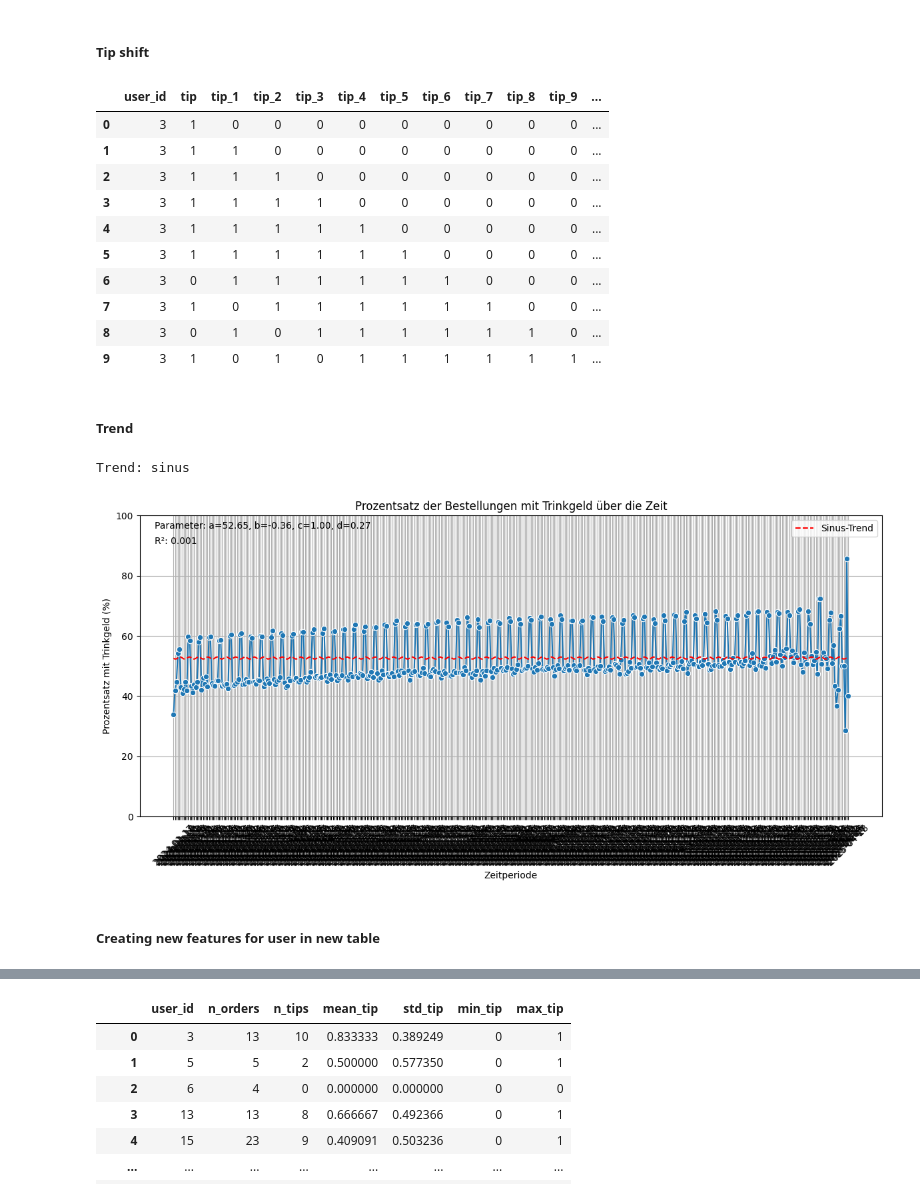
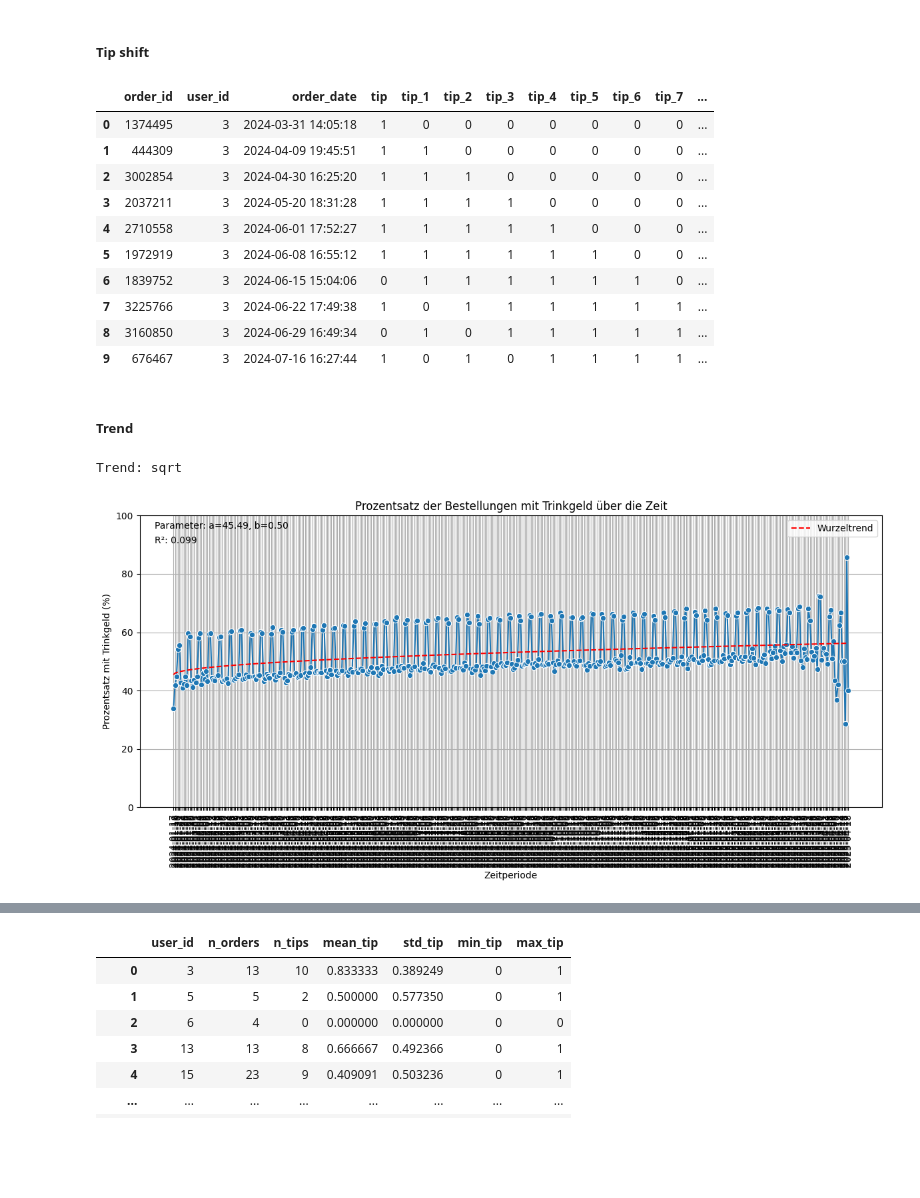
Before and after one commit to tobiiu/DABI-2, a Jupyter notebook: nebenfunktionen2.ipynb, the cells around one changed output, grey strips where cells are left out. Drawn from its saved outputs; the diff is of its cells as text; code cells hidden in the pictures; blank space fills up the shorter version.

```diff
--- a/nebenfunktionen2.ipynb
+++ b/nebenfunktionen2.ipynb
@@ -5,9 +5,9 @@ warnings.filterwarnings("ignore")
 from typing import List
 
 #tip_testdaten_template = pd.read_csv("../Dateien/tip_testdaten_template.csv")
-orders = pd.read_parquet("../Dateien/orders.parquet")
-tips_public = pd.read_csv("../Dateien/tips_public.csv")
-order_products_denormalized = pd.read_csv("../Dateien/order_products_denormalized.csv")
+orders = pd.read_parquet("orders.parquet")
+tips_public = pd.read_csv("tips_public.csv")
+order_products_denormalized = pd.read_csv("order_products_denormalized.csv")
 # %% [markdown]
 ##### *All column names*
 # %%
@@ -104,20 +108,20 @@ def create_user_tip_features(orders, tips_public, shifts=10, convert_to_int=Fals
     return user_tip
 
 # Beispielaufruf (angenommen, orders und tips_public sind geladen):
-user_tip = create_user_tip_features(orders, tips_public, shifts = 10, convert_to_int=True, keep_only_tip_columns=True, drop_na=False)
+user_tip = create_user_tip_features(orders, tips_public, shifts = 10, convert_to_int=True, keep_only_tip_columns=False, drop_na=False)
 user_tip.head(10)
 # %% [output]
-|  | user_id | tip | tip_1 | tip_2 | tip_3 | tip_4 | tip_5 | tip_6 | tip_7 | tip_8 | tip_9 | ... |
-| 0 | 3 | 1 | 0 | 0 | 0 | 0 | 0 | 0 | 0 | 0 | 0 | ... |
-| 1 | 3 | 1 | 1 | 0 | 0 | 0 | 0 | 0 | 0 | 0 | 0 | ... |
-| 2 | 3 | 1 | 1 | 1 | 0 | 0 | 0 | 0 | 0 | 0 | 0 | ... |
-| 3 | 3 | 1 | 1 | 1 | 1 | 0 | 0 | 0 | 0 | 0 | 0 | ... |
-| 4 | 3 | 1 | 1 | 1 | 1 | 1 | 0 | 0 | 0 | 0 | 0 | ... |
-| 5 | 3 | 1 | 1 | 1 | 1 | 1 | 1 | 0 | 0 | 0 | 0 | ... |
-| 6 | 3 | 0 | 1 | 1 | 1 | 1 | 1 | 1 | 0 | 0 | 0 | ... |
-| 7 | 3 | 1 | 0 | 1 | 1 | 1 | 1 | 1 | 1 | 0 | 0 | ... |
-| 8 | 3 | 0 | 1 | 0 | 1 | 1 | 1 | 1 | 1 | 1 | 0 | ... |
-| 9 | 3 | 1 | 0 | 1 | 0 | 1 | 1 | 1 | 1 | 1 | 1 | ... |
+|  | order_id | user_id | order_date | tip | tip_1 | tip_2 | tip_3 | tip_4 | tip_5 | tip_6 | tip_7 | ... |
+| 0 | 1374495 | 3 | 2024-03-31 14:05:18 | 1 | 0 | 0 | 0 | 0 | 0 | 0 | 0 | ... |
+| 1 | 444309 | 3 | 2024-04-09 19:45:51 | 1 | 1 | 0 | 0 | 0 | 0 | 0 | 0 | ... |
+| 2 | 3002854 | 3 | 2024-04-30 16:25:20 | 1 | 1 | 1 | 0 | 0 | 0 | 0 | 0 | ... |
+| 3 | 2037211 | 3 | 2024-05-20 18:31:28 | 1 | 1 | 1 | 1 | 0 | 0 | 0 | 0 | ... |
+| 4 | 2710558 | 3 | 2024-06-01 17:52:27 | 1 | 1 | 1 | 1 | 1 | 0 | 0 | 0 | ... |
+| 5 | 1972919 | 3 | 2024-06-08 16:55:12 | 1 | 1 | 1 | 1 | 1 | 1 | 0 | 0 | ... |
+| 6 | 1839752 | 3 | 2024-06-15 15:04:06 | 0 | 1 | 1 | 1 | 1 | 1 | 1 | 0 | ... |
+| 7 | 3225766 | 3 | 2024-06-22 17:49:38 | 1 | 0 | 1 | 1 | 1 | 1 | 1 | 1 | ... |
+| 8 | 3160850 | 3 | 2024-06-29 16:49:34 | 0 | 1 | 0 | 1 | 1 | 1 | 1 | 1 | ... |
+| 9 | 676467 | 3 | 2024-07-16 16:27:44 | 1 | 0 | 1 | 0 | 1 | 1 | 1 | 1 | ... |
 # %% [markdown]
 ##### **Trend**
 # %%
@@ -230,36 +234,34 @@ def plot_tip_time_series(orders, tips_public, period='M', trend_type='linear'):
     plt.plot(tip_percentage['time_period'], y_pred, color='red', linestyle='--', label=label)
 
     # R²-Wert berechnen
     ss_tot = np.sum((y - np.mean(y))**2)  # Total Sum of Squares
     ss_res = np.sum((y - y_pred)**2)  # Residual Sum of Squares
     r_squared = 1 - (ss_res / ss_tot) if ss_tot != 0 else 0
 
     # Parameter und R² anzeigen
     param_str = ', '.join([f'{chr(97+i)}={p:.2f}' for i, p in enumerate(popt)])  # a=..., b=..., etc.
     plt.text(0.02, 0.98, f'Parameter: {param_str}', transform=plt.gca().transAxes, fontsize=10, verticalalignment='top')
     plt.text(0.02, 0.93, f'R²: {r_squared:.3f}', transform=plt.gca().transAxes, fontsize=10, verticalalignment='top')
 
     plt.title('Prozentsatz der Bestellungen mit Trinkgeld über die Zeit')
     plt.xlabel('Zeitperiode')
     plt.ylabel('Prozentsatz mit Trinkgeld (%)')
     plt.ylim(0, 100)  # Y-Achse auf 0-100 setzen
-    plt.xticks(rotation=45)
+    plt.xticks(rotation=90)
     plt.grid(True)
     plt.legend()  # Legende hinzufügen
     plt.tight_layout()
     #plt.savefig('tip_time_series.png')  # Speichern statt plt.show()
     plt.show()
     plt.close()
 
 all_functions: List[str] = ['linear', 'exponential', 'quadratic', 'cubic', 'log', 'sqrt', 'power', 'sigmoid', 'sinus']
-all_functions: List[str] = ["sinus"]
+all_functions: List[str] = ["sqrt"]
 
 for i in all_functions:
     print(f"Trend: {i}")
     plot_tip_time_series(orders, tips_public, period='D', trend_type=i)
 #plot_tip_time_series(orders, tips_public, period='M', trend_type='cubic')
 # %% [output]
-Trend: sinus
+Trend: sqrt
-[figure, old version]
+[figure, new version]
-# %% [markdown]
-##### Creating new features for user in new table
```
Also changed, not shown: parts of 10 cells of this notebook.
